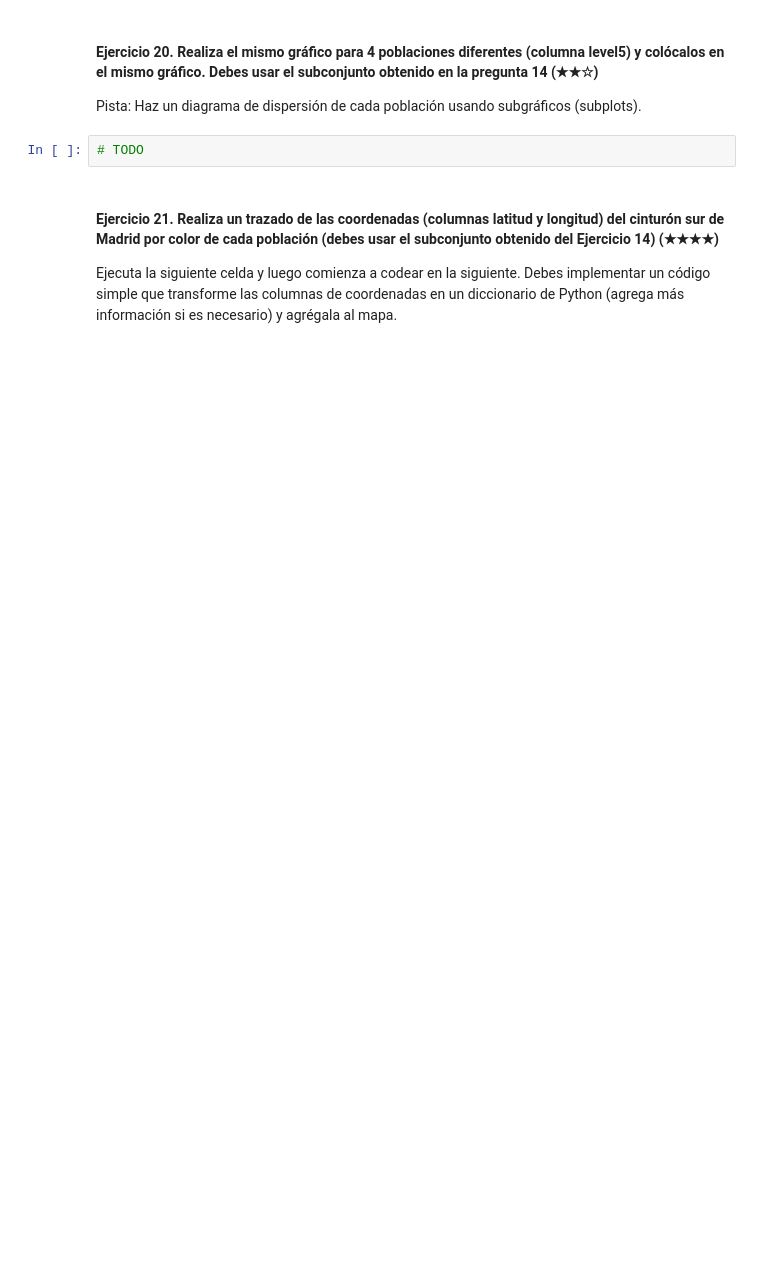
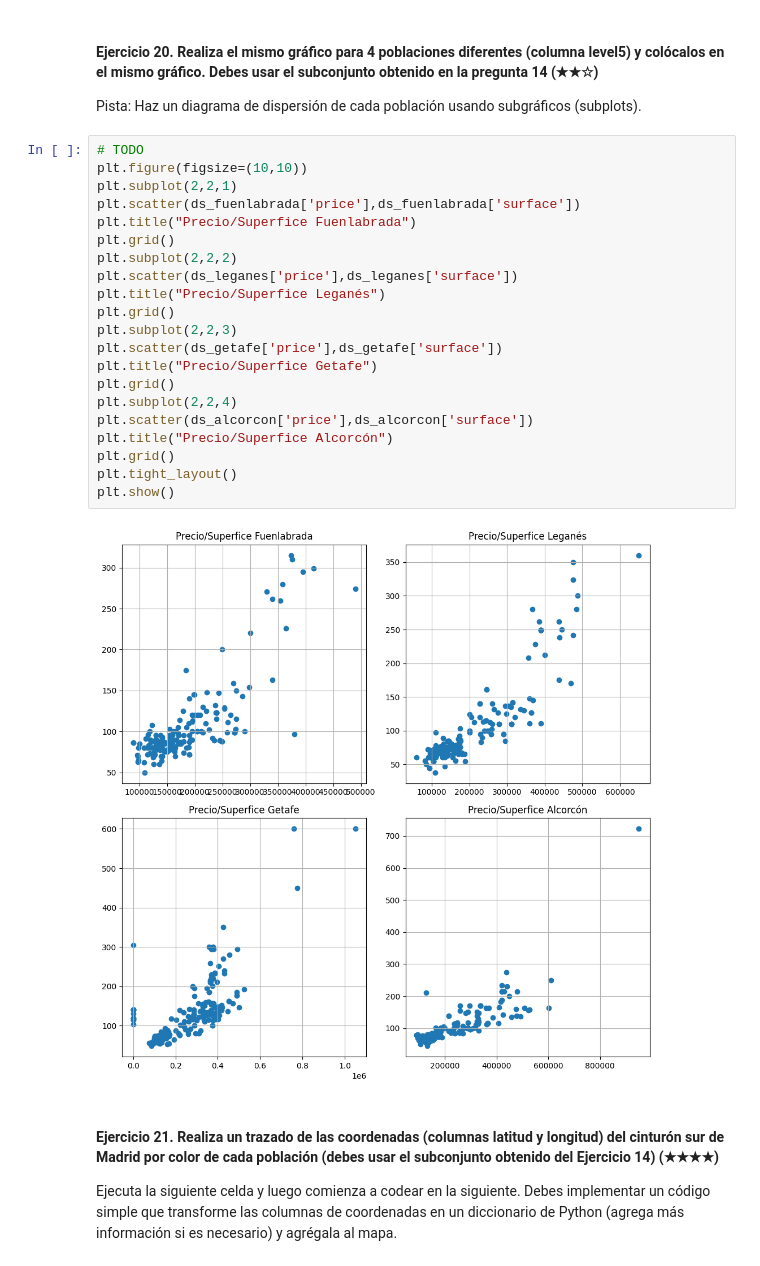
Before and after one commit to 4GeeksAcademy/say0ns-datacleanup, a Jupyter notebook: project.es.ipynb, the cells around one changed output. Drawn from its saved outputs; the diff is of its cells as text; blank space fills up the shorter version.

```diff
--- a/project.es.ipynb
+++ b/project.es.ipynb
@@ -362,6 +389,27 @@ Pista: Crea una nueva columna llamada `pps` (price per square en inglés) y lueg
 Pista: Haz un diagrama de dispersión de cada población usando subgráficos (subplots).
 # %%
 # TODO
+plt.figure(figsize=(10,10))
+plt.subplot(2,2,1)
+plt.scatter(ds_fuenlabrada['price'],ds_fuenlabrada['surface'])
+plt.title("Precio/Superfice Fuenlabrada")
+plt.grid()
+plt.subplot(2,2,2)
+plt.scatter(ds_leganes['price'],ds_leganes['surface'])
+plt.title("Precio/Superfice Leganés")
+plt.grid()
+plt.subplot(2,2,3)
+plt.scatter(ds_getafe['price'],ds_getafe['surface'])
+plt.title("Precio/Superfice Getafe")
+plt.grid()
+plt.subplot(2,2,4)
+plt.scatter(ds_alcorcon['price'],ds_alcorcon['surface'])
+plt.title("Precio/Superfice Alcorcón")
+plt.grid()
+plt.tight_layout()
+plt.show()
+# %% [output]
+[figure, added]
 # %% [markdown]
 #### Ejercicio 21. Realiza un trazado de las coordenadas (columnas latitud y longitud) del cinturón sur de Madrid por color de cada población (debes usar el subconjunto obtenido del Ejercicio 14) (★★★★)
 
```
Also changed, not shown: parts of 19 cells of this notebook.
